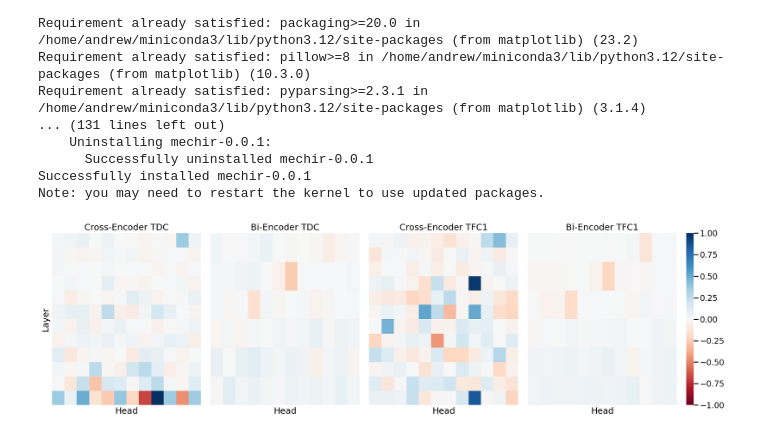
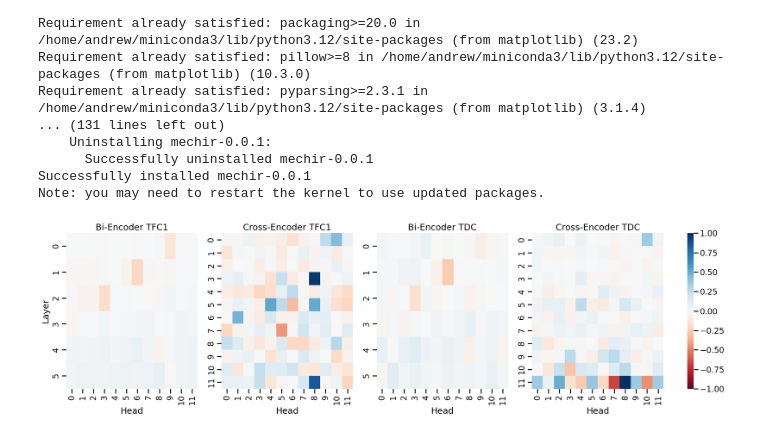
Before and after one commit to Parry-Parry/MechIR, a Jupyter notebook: notebooks/analysis.ipynb, the cells around one changed output. Cells and saved outputs as stored; diff of their text form; code cells hidden in the pictures.

```diff
--- a/notebooks/analysis.ipynb
+++ b/notebooks/analysis.ipynb
@@ -109,8 +109,8 @@ def plot_multiple_components(
             cmap='RdBu',
             vmin=-1,
             vmax=1,
-            xticklabels=False,
-            yticklabels=False,
+            xticklabels=True,
+            yticklabels=True,
             fmt=".2f",
             annot=False,
             cbar=False,  # Don't show colorbar for individual plots
@@ -163,6 +163,6 @@ for file in out:
             name += ' TFC1'
         names.append(name)
 # %%
-plot_multiple_components(components, names, save_path='plot/patch.pdf')
+plot_multiple_components(components[::-1], names[::-1], save_path='plot/patch.pdf')
 # %% [output]
-[figure, old version]
+[figure, new version]
```
Also changed, not shown: parts of 1 cell of this notebook, 1 other file.
